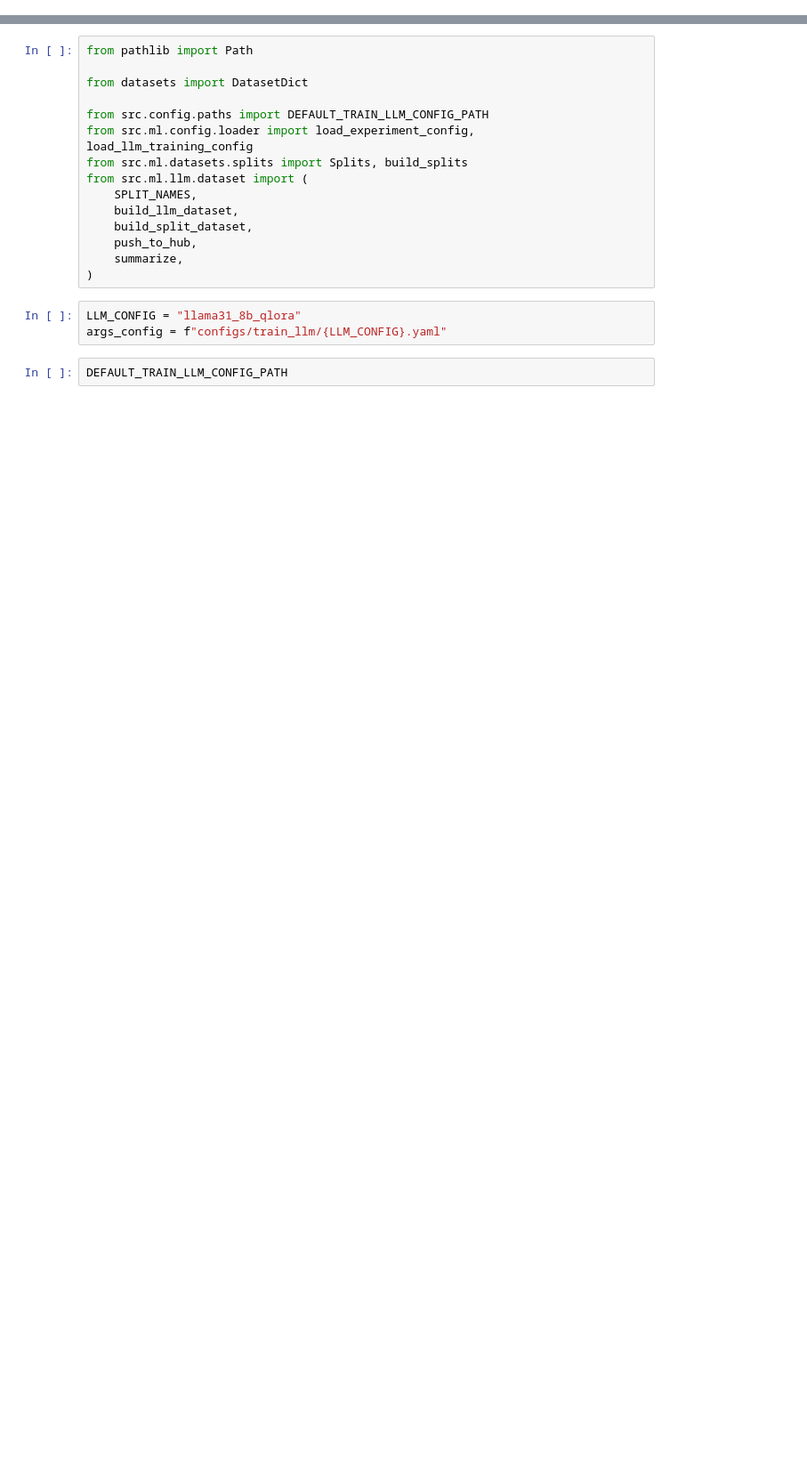
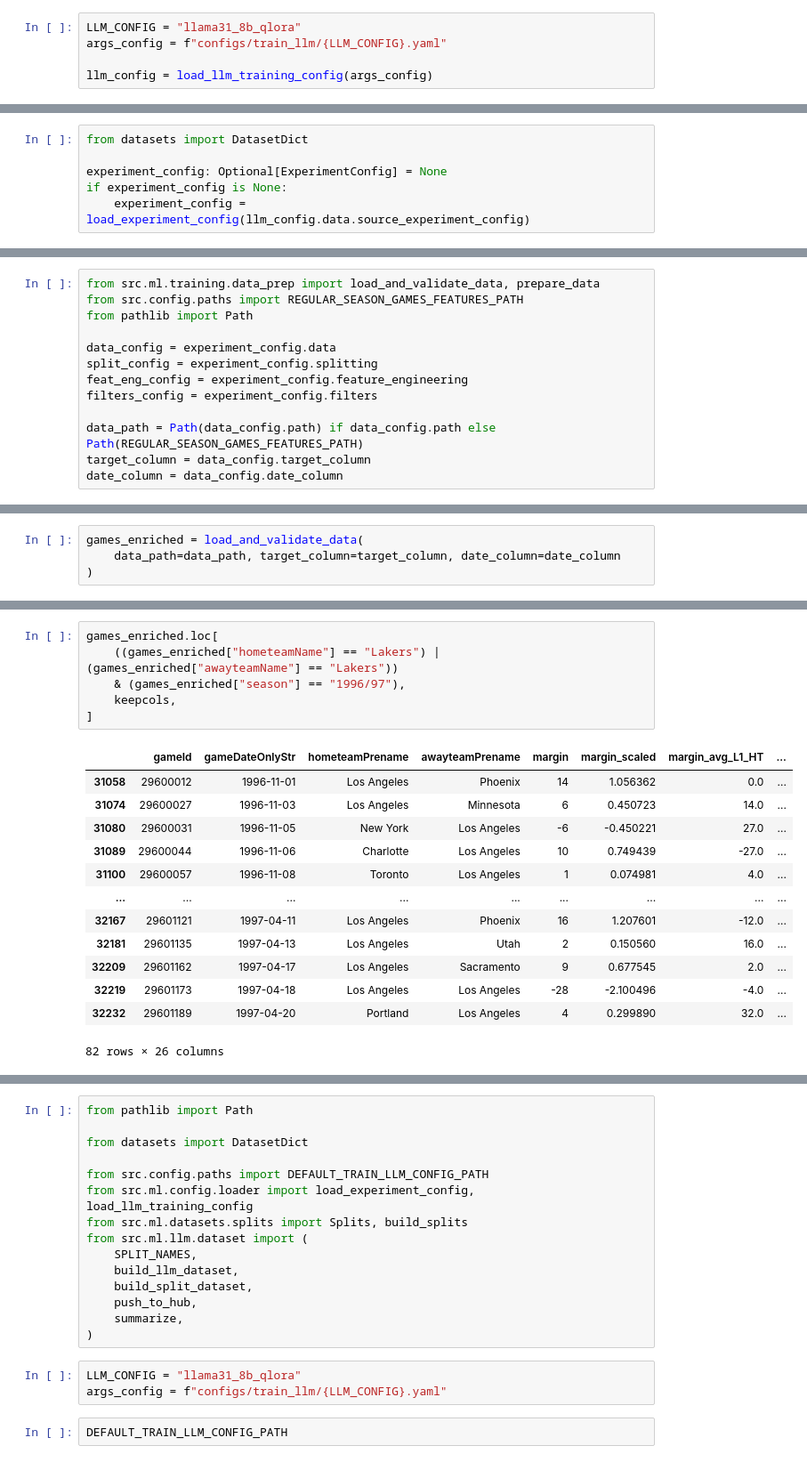
Before and after one commit to fformenti/nba_bets, a Jupyter notebook: src/ml/llm/make_dataset.ipynb, the cells around one changed output, grey strips where cells are left out. Shown at 89% size. Saved outputs shown, nothing was run; the diff lists cells and outputs as text; blank space fills up the shorter version.

```diff
--- a/src/ml/llm/make_dataset.ipynb
+++ b/src/ml/llm/make_dataset.ipynb
@@ -0,0 +33,5 @@
+# %%
+LLM_CONFIG = "llama31_8b_qlora"
+args_config = f"configs/train_llm/{LLM_CONFIG}.yaml"
+
+llm_config = load_llm_training_config(args_config)
@@ -0,0 +42,6 @@
+# %%
+from datasets import DatasetDict
+
+experiment_config: Optional[ExperimentConfig] = None
+if experiment_config is None:
+    experiment_config = load_experiment_config(llm_config.data.source_experiment_config)
@@ -0,0 +74,13 @@
+# %%
+from src.ml.training.data_prep import load_and_validate_data, prepare_data
+from src.config.paths import REGULAR_SEASON_GAMES_FEATURES_PATH
+from pathlib import Path
+
+data_config = experiment_config.data
+split_config = experiment_config.splitting
+feat_eng_config = experiment_config.feature_engineering
+filters_config = experiment_config.filters
+
+data_path = Path(data_config.path) if data_config.path else Path(REGULAR_SEASON_GAMES_FEATURES_PATH)
+target_column = data_config.target_column
+date_column = data_config.date_column
@@ -0,0 +125,4 @@
+# %%
+games_enriched = load_and_validate_data(
+    data_path=data_path, target_column=target_column, date_column=date_column
+)
@@ -0,0 +135,20 @@
+# %%
+games_enriched.loc[
+    ((games_enriched["hometeamName"] == "Lakers") | (games_enriched["awayteamName"] == "Lakers"))
+    & (games_enriched["season"] == "1996/97"),
+    keepcols,
+]
+# %% [output]
+|  | gameId | gameDateOnlyStr | hometeamPrename | awayteamPrename | margin | margin_scaled | margin_avg_L1_HT | ... |
+| 31058 | 29600012 | 1996-11-01 | Los Angeles | Phoenix | 14 | 1.056362 | 0.0 | ... |
+| 31074 | 29600027 | 1996-11-03 | Los Angeles | Minnesota | 6 | 0.450723 | 14.0 | ... |
+| 31080 | 29600031 | 1996-11-05 | New York | Los Angeles | -6 | -0.450221 | 27.0 | ... |
+| 31089 | 29600044 | 1996-11-06 | Charlotte | Los Angeles | 10 | 0.749439 | -27.0 | ... |
+| 31100 | 29600057 | 1996-11-08 | Toronto | Los Angeles | 1 | 0.074981 | 4.0 | ... |
+| ... | ... | ... | ... | ... | ... | ... | ... | ... |
+| 32167 | 29601121 | 1997-04-11 | Los Angeles | Phoenix | 16 | 1.207601 | -12.0 | ... |
+| 32181 | 29601135 | 1997-04-13 | Los Angeles | Utah | 2 | 0.150560 | 16.0 | ... |
+| 32209 | 29601162 | 1997-04-17 | Los Angeles | Sacramento | 9 | 0.677545 | 2.0 | ... |
+| 32219 | 29601173 | 1997-04-18 | Los Angeles | Los Angeles | -28 | -2.100496 | -4.0 | ... |
+| 32232 | 29601189 | 1997-04-20 | Portland | Los Angeles | 4 | 0.299890 | 32.0 | ... |
+82 rows × 26 columns
```
Also changed, not shown: parts of 24 cells of this notebook, 59 other files.
